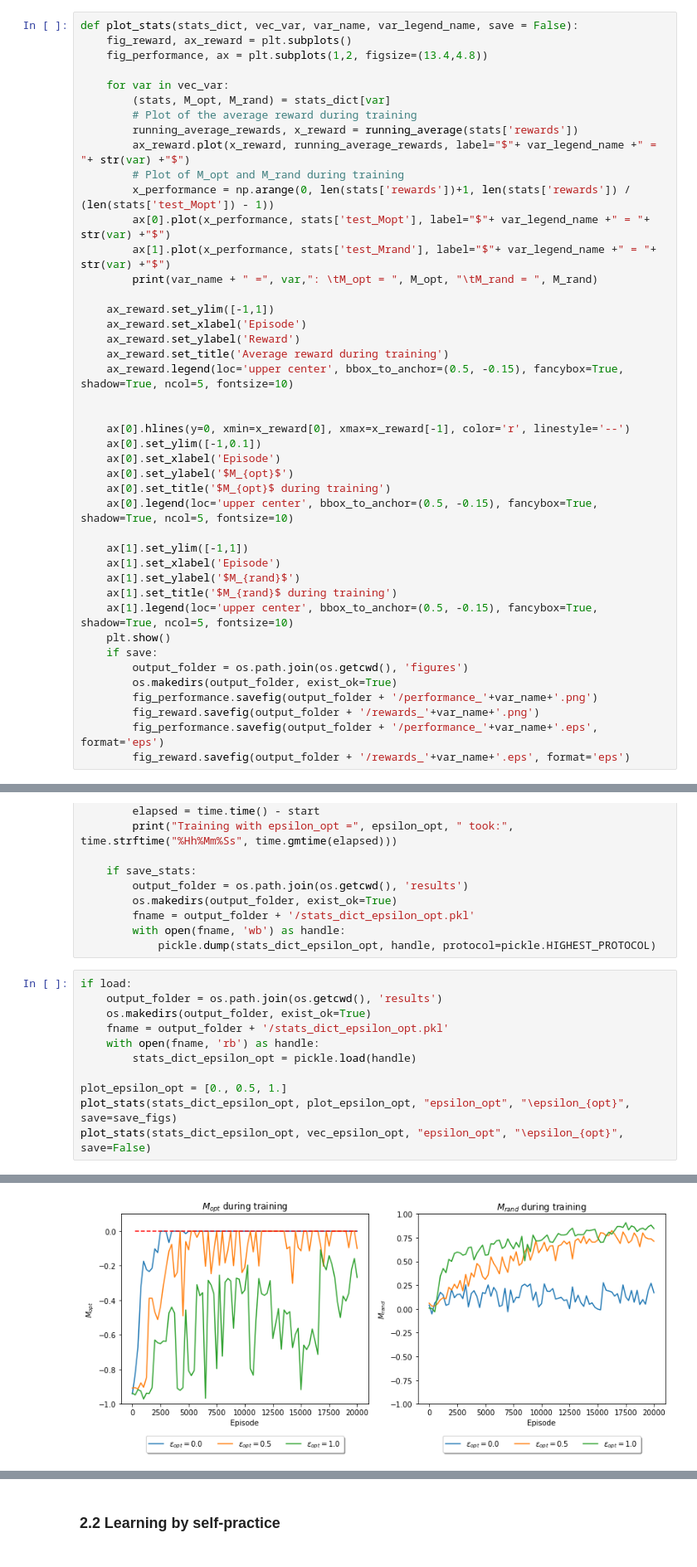
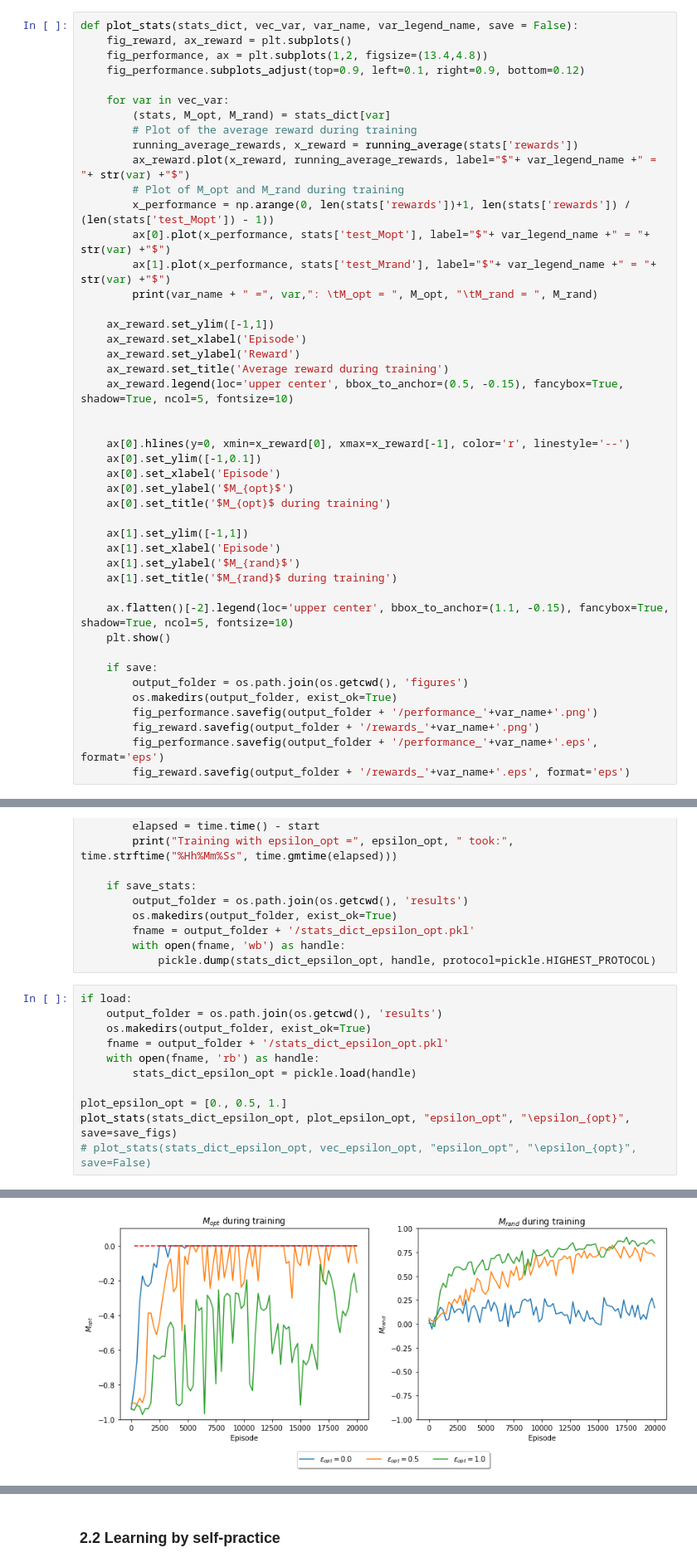
Before and after one commit to IvanBioli/ANN_Project, a Jupyter notebook: code/mini_project_1.ipynb, the cells around one changed output, grey strips where cells are left out. Shown at 83% size. Cells and saved outputs as stored; diff of their text form.

Commit message:
Fix heat maps and unique legend for plots

```diff
--- a/code/mini_project_1.ipynb
+++ b/code/mini_project_1.ipynb
@@ -239,6 +239,7 @@ def q_learning_self_practice(env, alpha = 0.5, gamma = 0.99, num_episodes = 2000
 def plot_stats(stats_dict, vec_var, var_name, var_legend_name, save = False):
     fig_reward, ax_reward = plt.subplots()
     fig_performance, ax = plt.subplots(1,2, figsize=(13.4,4.8))
+    fig_performance.subplots_adjust(top=0.9, left=0.1, right=0.9, bottom=0.12)
 
     for var in vec_var:
         (stats, M_opt, M_rand) = stats_dict[var]
@@ -263,14 +264,15 @@ def plot_stats(stats_dict, vec_var, var_name, var_legend_name, save = False):
     ax[0].set_xlabel('Episode')
     ax[0].set_ylabel('$M_{opt}$')
     ax[0].set_title('$M_{opt}$ during training')
-    ax[0].legend(loc='upper center', bbox_to_anchor=(0.5, -0.15), fancybox=True, shadow=True, ncol=5, fontsize=10)
 
     ax[1].set_ylim([-1,1])
     ax[1].set_xlabel('Episode')
     ax[1].set_ylabel('$M_{rand}$')
     ax[1].set_title('$M_{rand}$ during training')
-    ax[1].legend(loc='upper center', bbox_to_anchor=(0.5, -0.15), fancybox=True, shadow=True, ncol=5, fontsize=10)
+
+    ax.flatten()[-2].legend(loc='upper center', bbox_to_anchor=(1.1, -0.15), fancybox=True, shadow=True, ncol=5, fontsize=10)
     plt.show()
+
     if save:
         output_folder = os.path.join(os.getcwd(), 'figures')
         os.makedirs(output_folder, exist_ok=True)
@@ -515,19 +517,19 @@ if not load:
 # %%
 if load:
     output_folder = os.path.join(os.getcwd(), 'results')
     os.makedirs(output_folder, exist_ok=True)
     fname = output_folder + '/stats_dict_epsilon_opt.pkl'
     with open(fname, 'rb') as handle:
         stats_dict_epsilon_opt = pickle.load(handle)
 
 plot_epsilon_opt = [0., 0.5, 1.]
 plot_stats(stats_dict_epsilon_opt, plot_epsilon_opt, "epsilon_opt", "\epsilon_{opt}", save=save_figs)
-plot_stats(stats_dict_epsilon_opt, vec_epsilon_opt, "epsilon_opt", "\epsilon_{opt}", save=False)
+# plot_stats(stats_dict_epsilon_opt, vec_epsilon_opt, "epsilon_opt", "\epsilon_{opt}", save=False)
 # %% [output]
 epsilon_opt = 0.0 :     M_opt =  0.0    M_rand =  0.191
 epsilon_opt = 0.5 :     M_opt =  -0.098         M_rand =  0.711
 epsilon_opt = 1.0 :     M_opt =  -0.264         M_rand =  0.828
 [figure]
-[figure, old version]
+[figure, new version]
 The PostScript backend does not support transparency; partially transparent artists will be rendered opaque.
 The PostScript backend does not support transparency; partially transparent artists will be rendered opaque.
```
Also changed, not shown: parts of 8 cells of this notebook, 18 other files.
